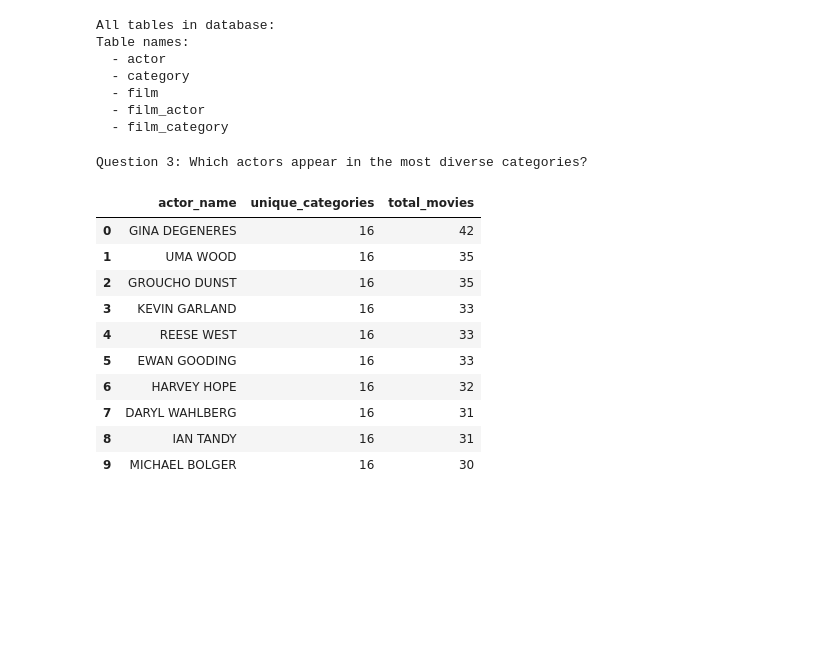
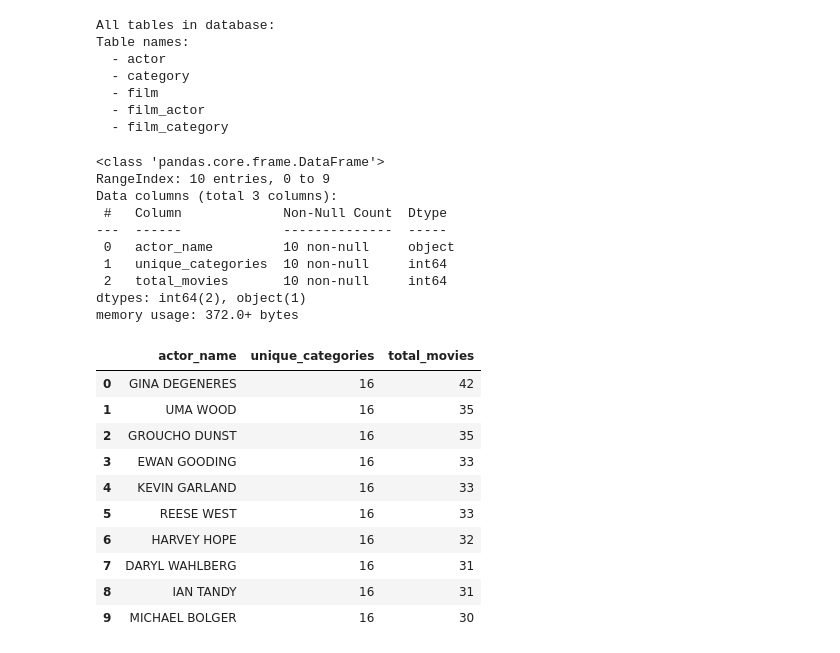
Before and after one commit to NasrWahi/sql_lab1_de25, a Jupyter notebook: duckdb_pandas.ipynb, the cells around one changed output. Drawn from its saved outputs; the diff is of its cells as text; code cells hidden in the pictures; blank space fills up the shorter version.

```diff
--- a/duckdb_pandas.ipynb
+++ b/duckdb_pandas.ipynb
@@ -270,33 +296,44 @@ Table names:
   - film_actor
   - film_category
 # %%
-print("\nQuestion 3: Which actors appear in the most diverse categories?")
-
+# Question 3: Which actors appear in the most diverse categories?
 q3 = duckdb.sql(
     """
     SELECT
         a.first_name || ' ' || a.last_name as actor_name,
         COUNT(DISTINCT c.name) as unique_categories,
         COUNT(fa.film_id) as total_movies
     FROM actor a
     JOIN film_actor fa ON a.actor_id = fa.actor_id
     JOIN film_category fc ON fa.film_id = fc.film_id
     JOIN category c ON fc.category_id = c.category_id
     GROUP BY a.actor_id, a.first_name, a.last_name
     ORDER BY unique_categories DESC, total_movies DESC
     LIMIT 10;
 """).df()
 
+q3.info()
+q3['actor_name'].value_counts()
+q3['unique_categories'].describe()
 q3
 # %% [output]
-Question 3: Which actors appear in the most diverse categories?
+<class 'pandas.core.frame.DataFrame'>
+RangeIndex: 10 entries, 0 to 9
+Data columns (total 3 columns):
+ #   Column             Non-Null Count  Dtype
+---  ------             --------------  -----
+ 0   actor_name         10 non-null     object
+ 1   unique_categories  10 non-null     int64
+ 2   total_movies       10 non-null     int64
+dtypes: int64(2), object(1)
+memory usage: 372.0+ bytes
 |  | actor_name | unique_categories | total_movies |
 | 0 | GINA DEGENERES | 16 | 42 |
 | 1 | UMA WOOD | 16 | 35 |
 | 2 | GROUCHO DUNST | 16 | 35 |
-| 3 | KEVIN GARLAND | 16 | 33 |
-| 4 | REESE WEST | 16 | 33 |
-| 5 | EWAN GOODING | 16 | 33 |
+| 3 | EWAN GOODING | 16 | 33 |
+| 4 | KEVIN GARLAND | 16 | 33 |
+| 5 | REESE WEST | 16 | 33 |
 | 6 | HARVEY HOPE | 16 | 32 |
 | 7 | DARYL WAHLBERG | 16 | 31 |
 | 8 | IAN TANDY | 16 | 31 |
```
Also changed, not shown: parts of 9 cells of this notebook.
